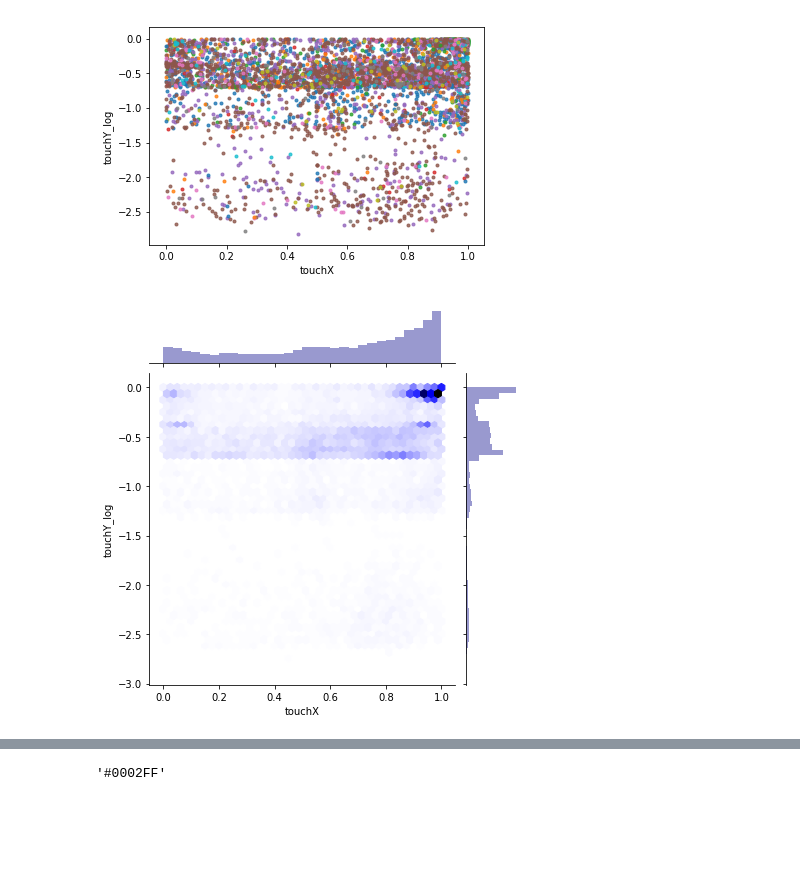
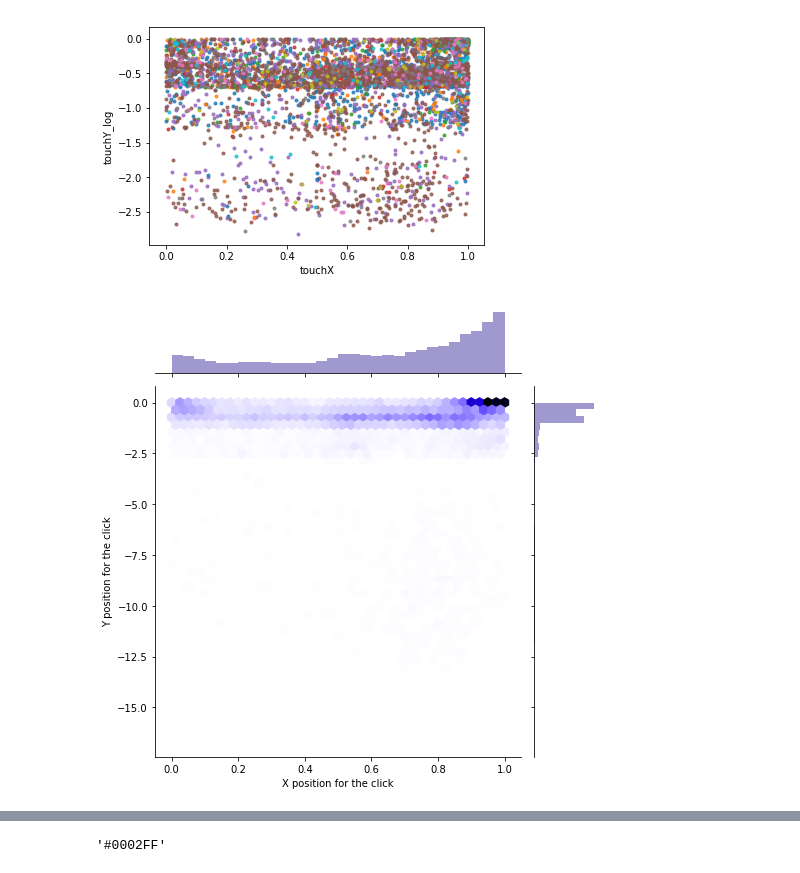
Before and after one commit to bebetosaba/7506-datos-1C2019, a Jupyter notebook: TP1/analisis.ipynb, the cells around one changed output, grey strips where cells are left out. Drawn from its saved outputs; the diff is of its cells as text; code cells hidden in the pictures; blank space fills up the shorter version.

```diff
--- a/TP1/analisis.ipynb
+++ b/TP1/analisis.ipynb
@@ -238,6 +225,7 @@ for i in range(0,len(brands_group)):
 # %% [output]
 [figure]
 # %%
-sns.jointplot(x=clicksDF[["touchX","touchY_log"]].dropna()["touchX"],y=-clicksDF[["touchX","touchY_log"]].dropna()["touchY_log"], kind="hex",color='#000088');
+sns.jointplot(x=clicksDF[["touchX","touchY"]].dropna()["touchX"],y=-clicksDF[["touchX","touchY"]].dropna()["touchY"], \
+              kind="hex",color='#110088', height=7).set_axis_labels('X position for the click', 'Y position for the click');
 # %% [output]
-[figure, old version]
+[figure, new version]
```
Also changed, not shown: parts of 19 cells of this notebook.
